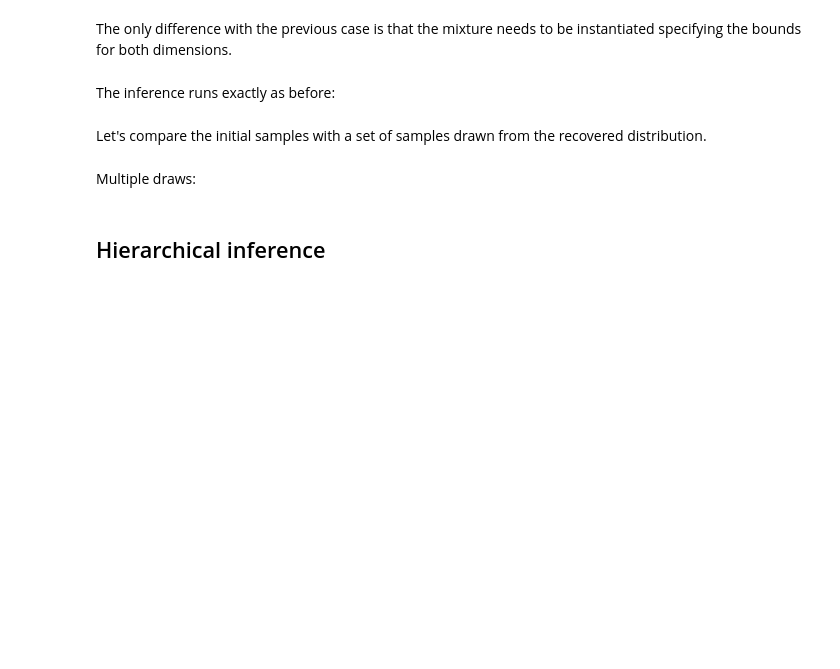
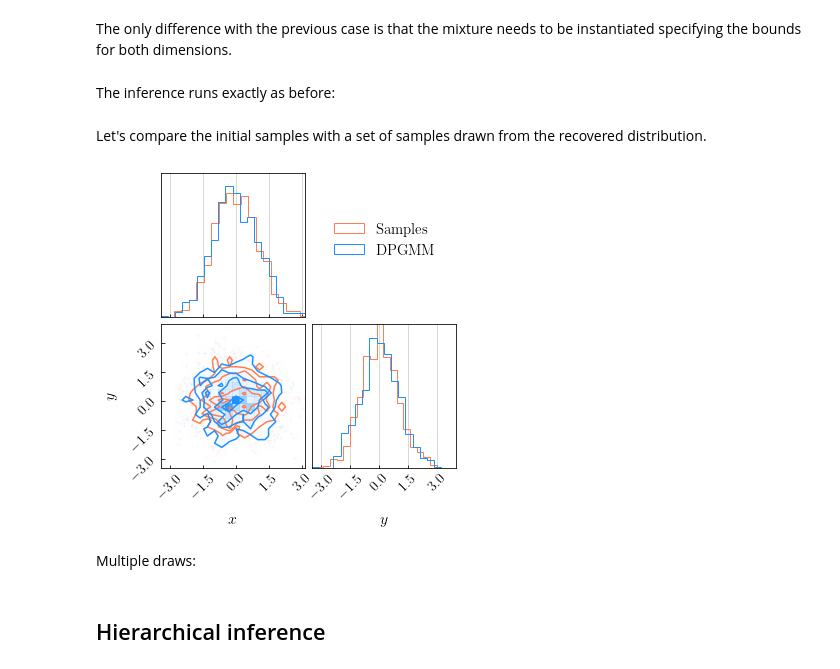
Before and after one commit to sterinaldi/FIGARO, a Jupyter notebook: notebooks/introductive_guide.ipynb, the cells around one changed output. Cells and saved outputs as stored; diff of their text form; code cells hidden in the pictures; blank space fills up the shorter version.

```diff
--- a/notebooks/introductive_guide.ipynb
+++ b/notebooks/introductive_guide.ipynb
@@ -200,9 +222,12 @@ Let's compare the initial samples with a set of samples drawn from the recovered
 # %%
 mix_samples = rec.sample_from_dpgmm(n_samps)
 
+
 c = corner(samples, color = 'coral', labels = ['$x$','$y$'], hist_kwargs={'density':True, 'label':'$\mathrm{Samples}$'})
 c = corner(mix_samples, fig = c, color = 'dodgerblue', labels = ['$x$','$y$'], hist_kwargs={'density':True, 'label':'$\mathrm{DPGMM}$'})
-plt.legend(loc = 0,frameon = False,fontsize = 15, bbox_to_anchor = (1-0.05, 1.8))
+l = plt.legend(loc = 0,frameon = False,fontsize = 15, bbox_to_anchor = (1-0.05, 1.8))
+# %% [output]
+[figure, added]
 # %% [markdown]
 Multiple draws:
 # %%
```
Also changed, not shown: parts of 11 cells of this notebook.
